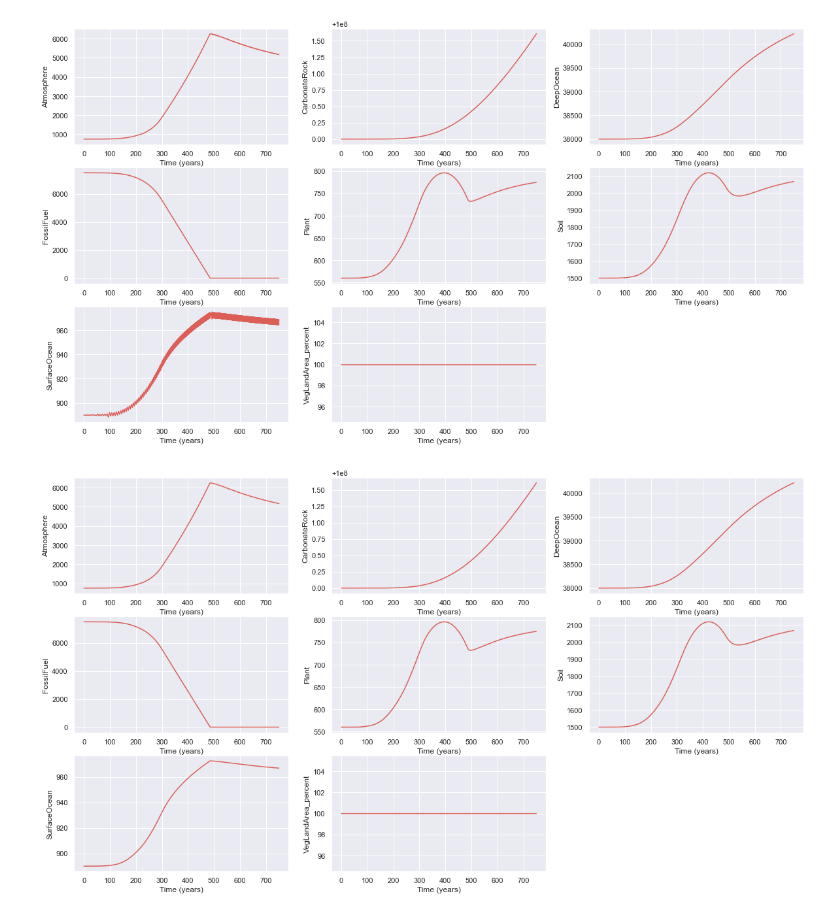
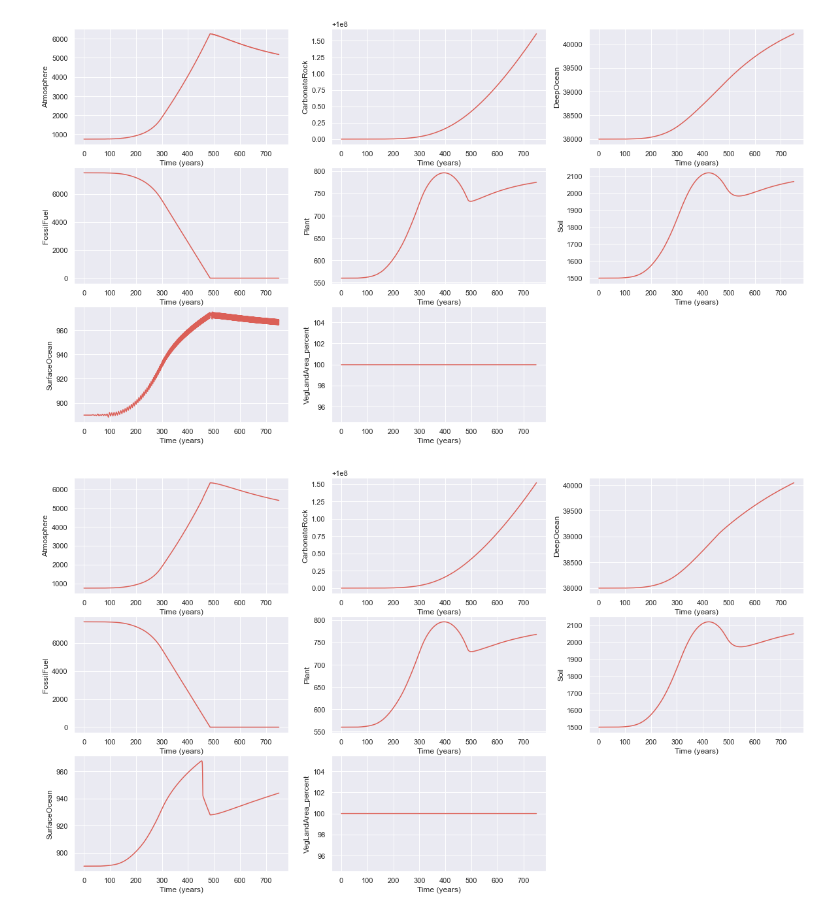
Before and after one commit to littlebuzzybee/MACS205a-Projet, a Jupyter notebook: carbone.ipynb, the cells around one changed output. Saved outputs shown, nothing was run; the diff lists cells and outputs as text; code cells hidden in the pictures.

```diff
--- a/carbone.ipynb
+++ b/carbone.ipynb
@@ -239,7 +279,14 @@ class Model():
             self.message, self.success = None, None
             self.t = np.linspace(startYear, endYear, num=kwargs["num"])
             self.y = rungeKutta4(f=derivative, y0=self.initial_conditions, t=self.t).T # transpose for plot
-
+        if method_ == "RK2":
+            self.message, self.success = None, None
+            self.t = np.linspace(startYear, endYear, num=kwargs["num"])
+            self.y = rungeKutta2(f=derivative, y0=self.initial_conditions, t=self.t).T # transpose for plot
+        if method_ == "RK1":
+            self.message, self.success = None, None
+            self.t = np.linspace(startYear, endYear, num=kwargs["num"])
+            self.y = rungeKutta1(f=derivative, y0=self.initial_conditions, t=self.t).T # transpose for plot
     def plot_evolution(self, params, figsize=None):
         if figsize is None: # adaptative figure size
             width = 20
@@ -305,7 +381,7 @@ model.plot_evolution(model.params)
 # %% [output]
 [figure]
 # %%
-model.predict("RK4", 0, 750, num=10000)
+model.predict("RK4", 0, 750, num=3000)
 model.plot_evolution(model.params)
 # %% [output]
-[figure, old version]
+[figure, new version]
```
Also changed, not shown: parts of 14 cells of this notebook.
